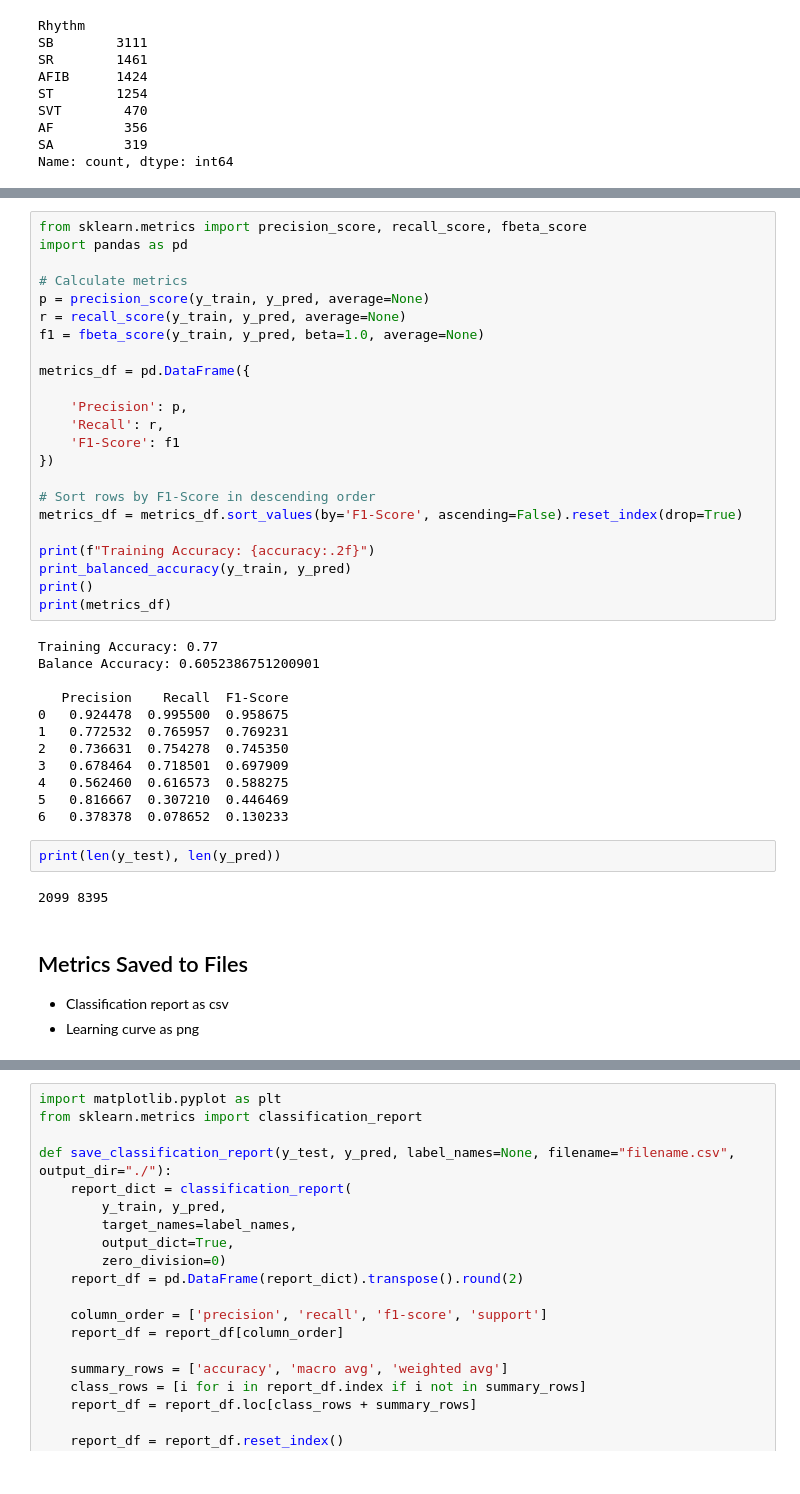
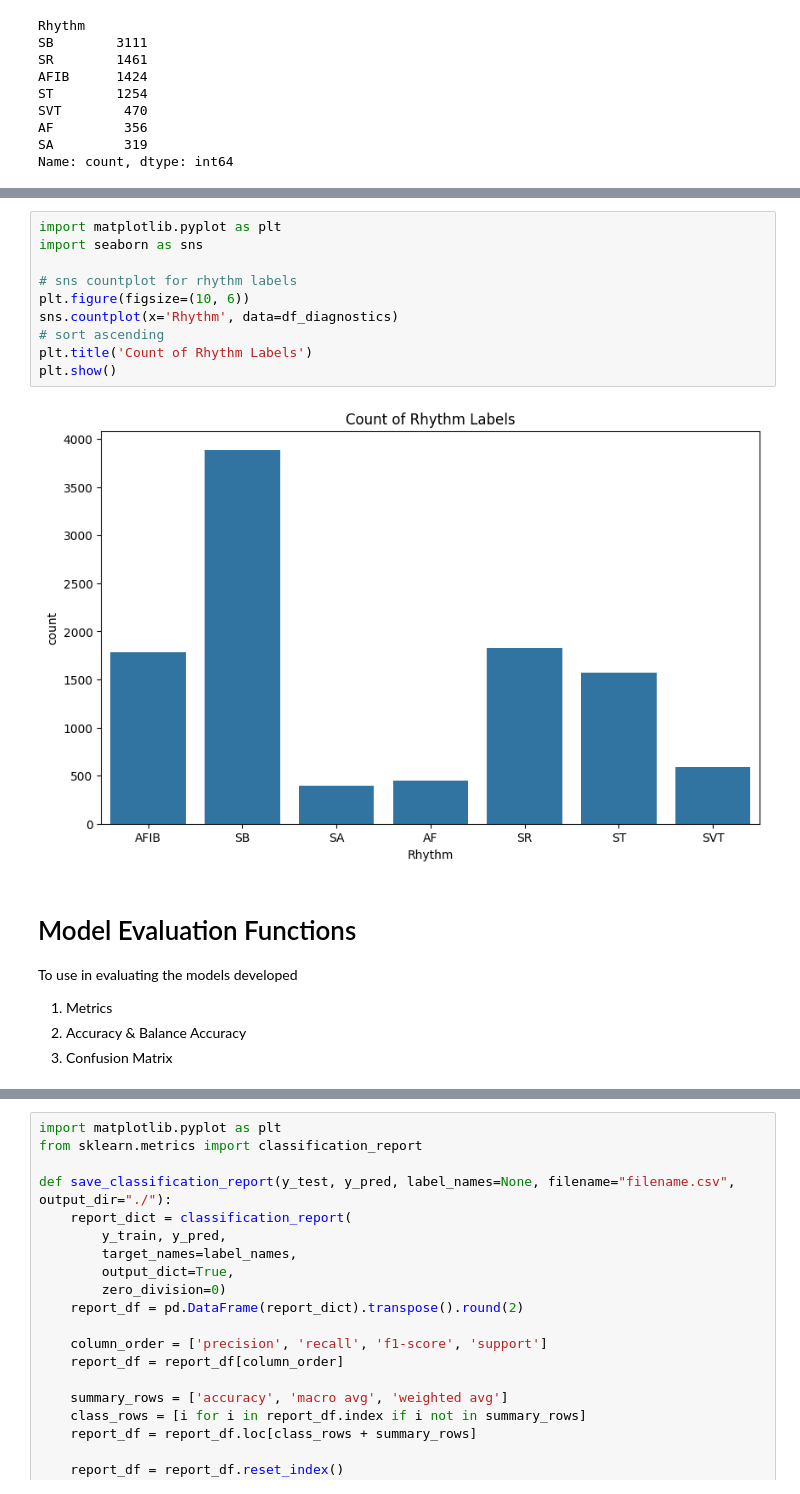
Before and after one commit to mlhbui/ml-ecg, a Jupyter notebook: src/Bui_EKG_ML_Model.ipynb, the cells around one changed output, grey strips where cells are left out. Cells and saved outputs as stored; diff of their text form.

Commit message:
ADD: MLP Model

```diff
--- a/src/Bui_EKG_ML_Model.ipynb
+++ b/src/Bui_EKG_ML_Model.ipynb
@@ -525,43 +362,18 @@ plt.show()
-# %%
-from sklearn.metrics import precision_score, recall_score, fbeta_score
-import pandas as pd
-
-# Calculate metrics
-p = precision_score(y_train, y_pred, average=None)
-r = recall_score(y_train, y_pred, average=None)
-f1 = fbeta_score(y_train, y_pred, beta=1.0, average=None)
-
-metrics_df = pd.DataFrame({
-
-    'Precision': p,
-    'Recall': r,
-    'F1-Score': f1
-})
-
-# Sort rows by F1-Score in descending order
-metrics_df = metrics_df.sort_values(by='F1-Score', ascending=False).reset_index(drop=True)
-
-print(f"Training Accuracy: {accuracy:.2f}")
-print_balanced_accuracy(y_train, y_pred)
-print()
-print(metrics_df)
-# %% [output]
-Training Accuracy: 0.77
-Balance Accuracy: 0.6052386751200901
-
-   Precision    Recall  F1-Score
-0   0.924478  0.995500  0.958675
-1   0.772532  0.765957  0.769231
-2   0.736631  0.754278  0.745350
-3   0.678464  0.718501  0.697909
-4   0.562460  0.616573  0.588275
-5   0.816667  0.307210  0.446469
-6   0.378378  0.078652  0.130233
-# %%
-print(len(y_test), len(y_pred))
-# %% [output]
-2099 8395
-# %% [markdown]
-## Metrics Saved to Files
-- Classification report as csv
-- Learning curve as png
+# %%
+import matplotlib.pyplot as plt
+import seaborn as sns
+
+# sns countplot for rhythm labels
+plt.figure(figsize=(10, 6))
+sns.countplot(x='Rhythm', data=df_diagnostics)
+# sort ascending
+plt.title('Count of Rhythm Labels')
+plt.show()
+# %% [output]
+[figure, added]
+# %% [markdown]
+# Model Evaluation Functions
+To use in evaluating the models developed
+1. Metrics
+2. Accuracy & Balance Accuracy
+3. Confusion Matrix
```
Also changed, not shown: parts of 53 cells of this notebook.
